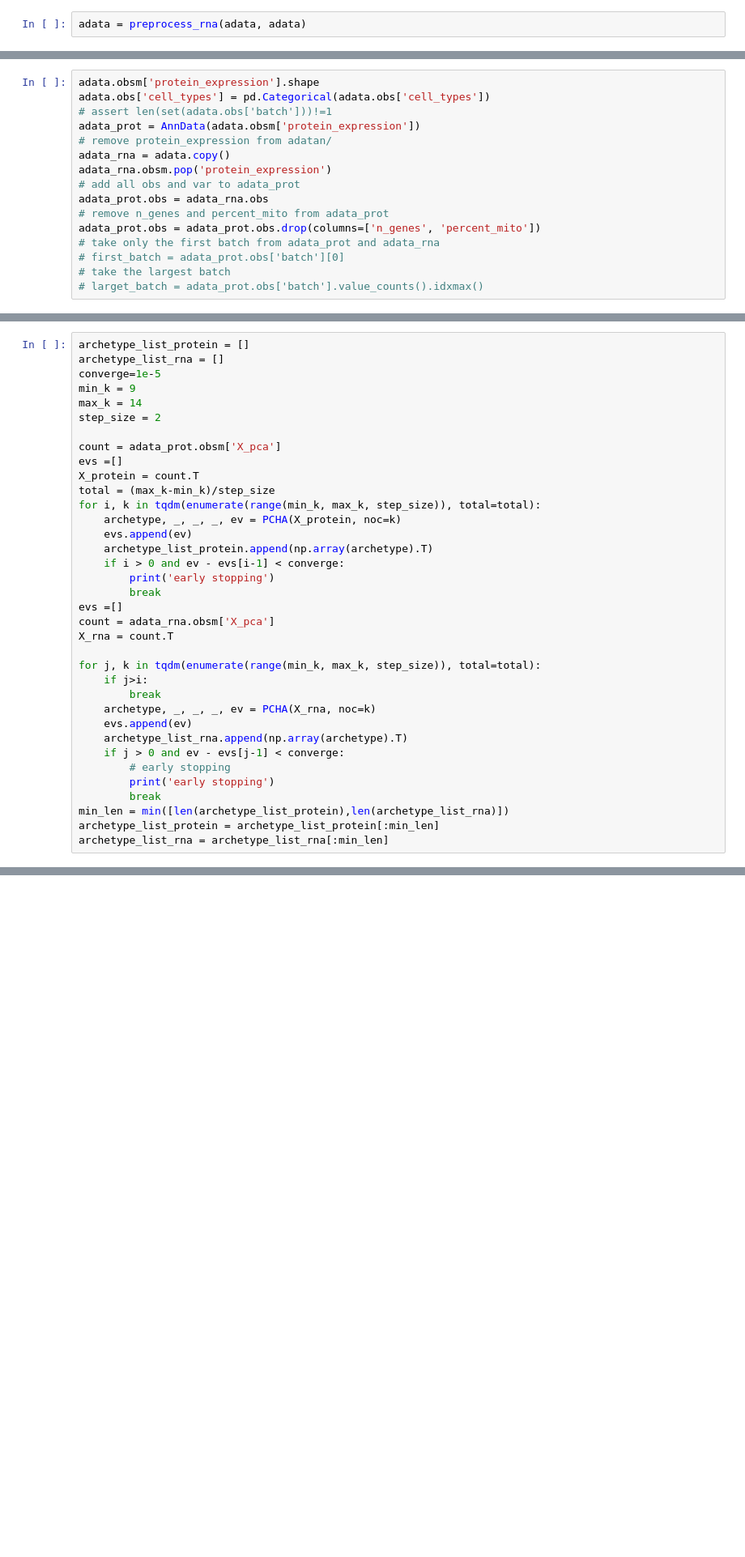
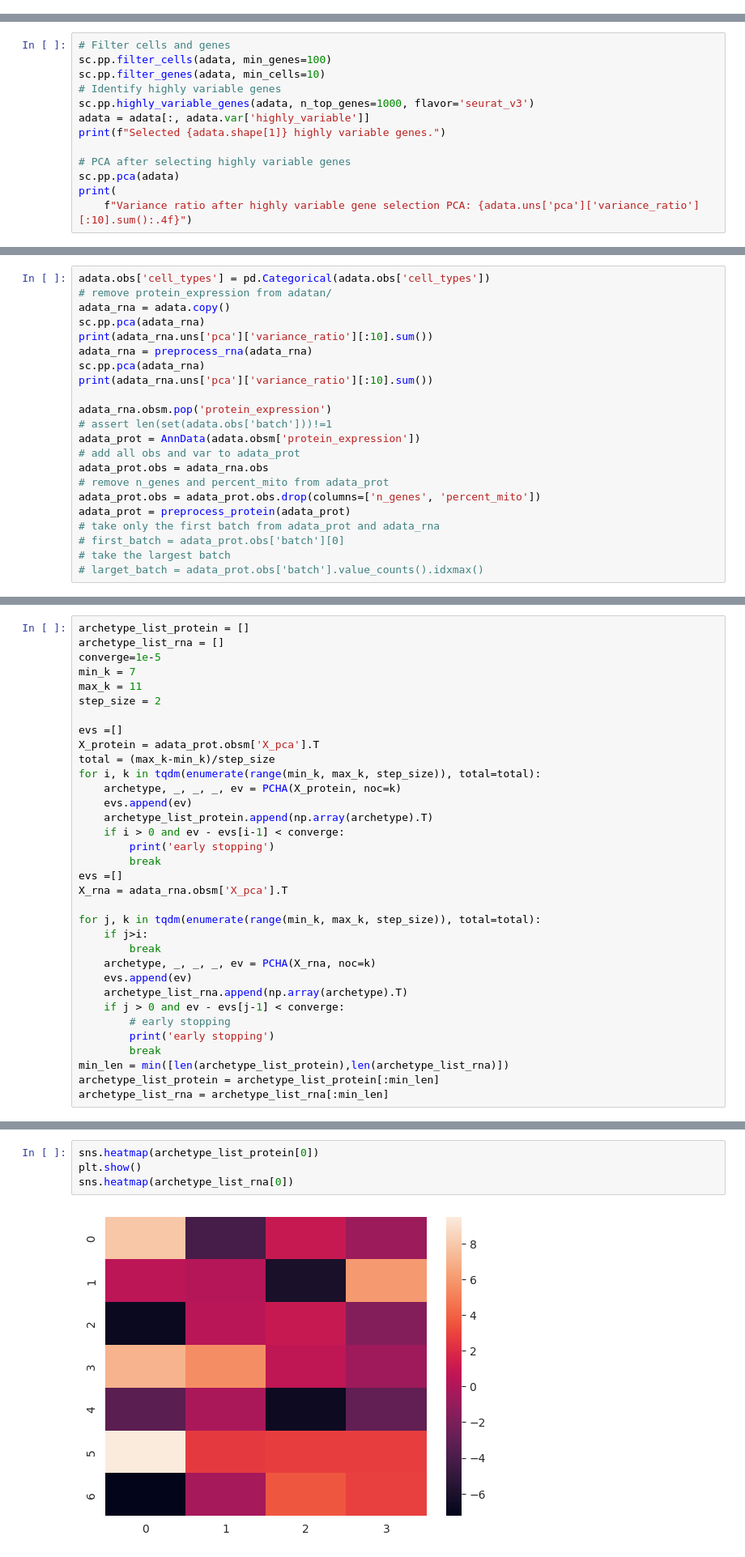
Before and after one commit to reformist/Mapping-scRNA-seq-Variability-Using-Co-Embedding-to-Understand-Cell-Neighborhood-Effects, a Jupyter notebook: CITE-seq_RNA_seq/archetype_generation.ipynb, the cells around one changed output, grey strips where cells are left out. Shown at 81% size. Cells and saved outputs as stored; diff of their text form; blank space fills up the shorter version.

Commit message:
fixed RNA and prot perprocessing to get proper matching of archetypes

```diff
--- a/CITE-seq_RNA_seq/archetype_generation.ipynb
+++ b/CITE-seq_RNA_seq/archetype_generation.ipynb
@@ -136,2 +121,0 @@ Name: count, dtype: int64
-# %%
-adata = preprocess_rna(adata, adata)
@@ -139,0 +136,13 @@ adata = preprocess_rna(adata, adata)
+# %%
+# Filter cells and genes
+sc.pp.filter_cells(adata, min_genes=100)
+sc.pp.filter_genes(adata, min_cells=10)
+# Identify highly variable genes
+sc.pp.highly_variable_genes(adata, n_top_genes=1000, flavor='seurat_v3')
+adata = adata[:, adata.var['highly_variable']]
+print(f"Selected {adata.shape[1]} highly variable genes.")
+
+# PCA after selecting highly variable genes
+sc.pp.pca(adata)
+print(
+    f"Variance ratio after highly variable gene selection PCA: {adata.uns['pca']['variance_ratio'][:10].sum():.4f}")
@@ -140,15 +152,21 @@ adata = preprocess_rna(adata, adata)
 # %%
-adata.obsm['protein_expression'].shape
 adata.obs['cell_types'] = pd.Categorical(adata.obs['cell_types'])
+# remove protein_expression from adatan/
+adata_rna = adata.copy()
+sc.pp.pca(adata_rna)
+print(adata_rna.uns['pca']['variance_ratio'][:10].sum())
+adata_rna = preprocess_rna(adata_rna)
+sc.pp.pca(adata_rna)
+print(adata_rna.uns['pca']['variance_ratio'][:10].sum())
+
+adata_rna.obsm.pop('protein_expression')
 # assert len(set(adata.obs['batch']))!=1
 adata_prot = AnnData(adata.obsm['protein_expression'])
-# remove protein_expression from adatan/
-adata_rna = adata.copy()
-adata_rna.obsm.pop('protein_expression')
 # add all obs and var to adata_prot
 adata_prot.obs = adata_rna.obs
 # remove n_genes and percent_mito from adata_prot
 adata_prot.obs = adata_prot.obs.drop(columns=['n_genes', 'percent_mito'])
+adata_prot = preprocess_protein(adata_prot)
 # take only the first batch from adata_prot and adata_rna
 # first_batch = adata_prot.obs['batch'][0]
 # take the largest batch
@@ -176,13 +253,12 @@ sc.pp.pca(adata_rna,n_comps=10)
 archetype_list_protein = []
 archetype_list_rna = []
 converge=1e-5
-min_k = 9
-max_k = 14
+min_k = 7
+max_k = 11
 step_size = 2
 
-count = adata_prot.obsm['X_pca']
 evs =[]
-X_protein = count.T
+X_protein = adata_prot.obsm['X_pca'].T
 total = (max_k-min_k)/step_size
 for i, k in tqdm(enumerate(range(min_k, max_k, step_size)), total=total):
     archetype, _, _, _, ev = PCHA(X_protein, noc=k)
@@ -192,8 +268,7 @@ for i, k in tqdm(enumerate(range(min_k, max_k, step_size)), total=total):
         print('early stopping')
         break
 evs =[]
-count = adata_rna.obsm['X_pca']
-X_rna = count.T
+X_rna = adata_rna.obsm['X_pca'].T
 
 for j, k in tqdm(enumerate(range(min_k, max_k, step_size)), total=total):
     if j>i:
@@ -216,0 +290,6 @@ archetype_list_rna = archetype_list_rna[:min_len]
+# %%
+sns.heatmap(archetype_list_protein[0])
+plt.show()
+sns.heatmap(archetype_list_rna[0])
+# %% [output]
+[figure, added]
```
Also changed, not shown: parts of 46 cells of this notebook.
